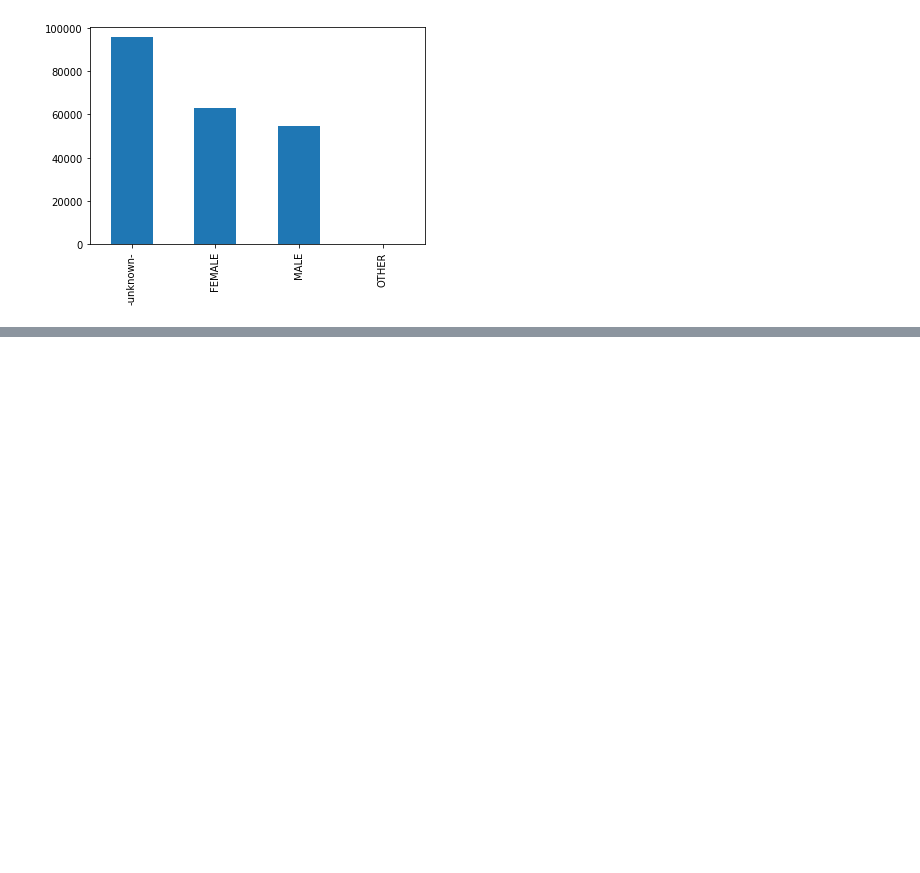
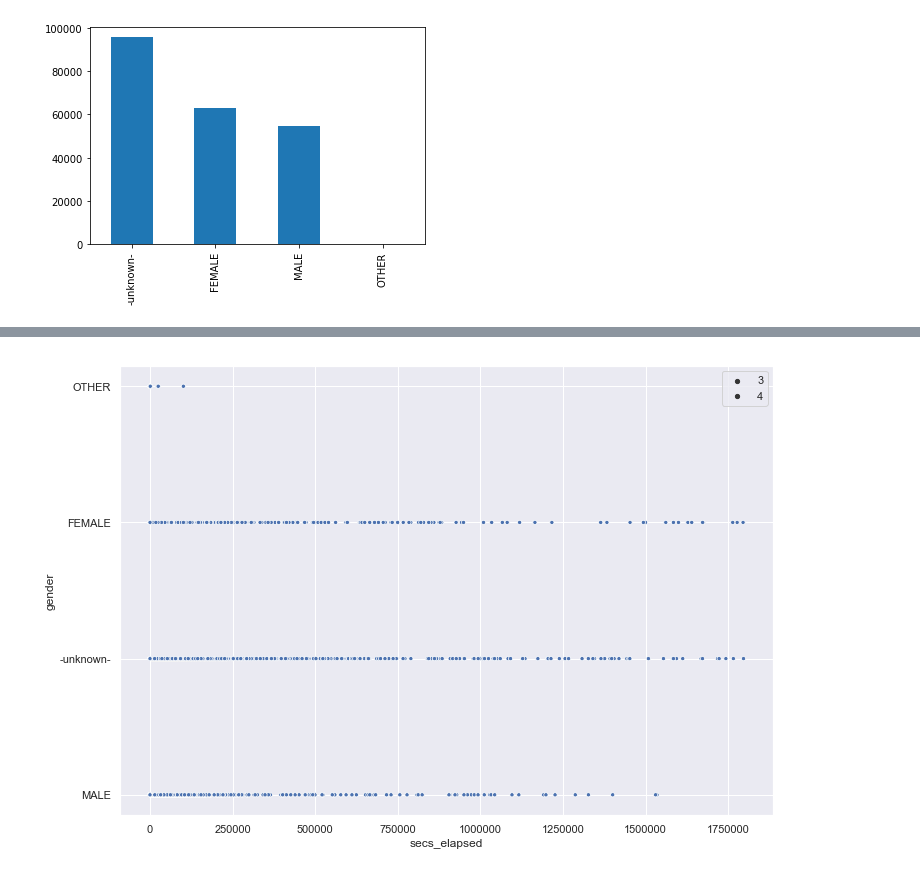
Before and after one commit to venkii83/Springboard, a Jupyter notebook: Capstone 1.ipynb, the cells around one changed output, grey strips where cells are left out. Saved outputs shown, nothing was run; the diff lists cells and outputs as text; code cells hidden in the pictures; blank space fills up the shorter version.

```diff
--- a/Capstone 1.ipynb
+++ b/Capstone 1.ipynb
@@ -158,0 +186,6 @@ plt.show()
+# %%
+#Plotting the gender vs time spent on the website, Female & Unknown genders seem to be spending most amount of time browsing
+sns.set(rc={'figure.figsize':(11.7,8.27)})
+timeplot = sns.scatterplot(x='secs_elapsed', y='gender', data=data, size = 4)
+# %% [output]
+[figure, added]
```
Also changed, not shown: parts of 11 cells of this notebook.
